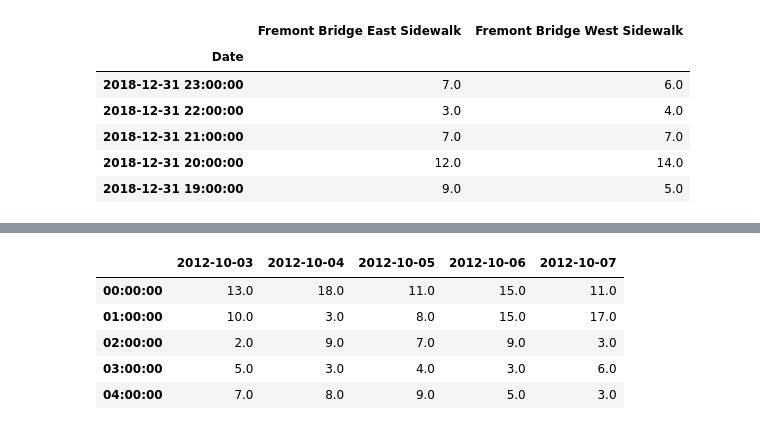
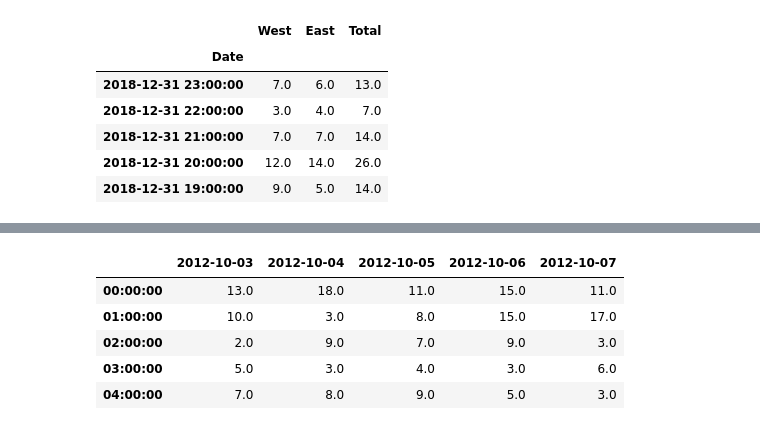
Before and after one commit to snkim0701/jupyterVideoSeries, a Jupyter notebook: JupyterWorkFlow.ipynb, the cells around one changed output, grey strips where cells are left out. Saved outputs shown, nothing was run; the diff lists cells and outputs as text; code cells hidden in the pictures.

```diff
--- a/JupyterWorkFlow.ipynb
+++ b/JupyterWorkFlow.ipynb
@@ -6,12 +0,0 @@
-# %%
-import pandas as pd
-data = pd.read_csv('Fremont.csv', index_col = 'Date', parse_dates = True)
-data.head()
-# %% [output]
-|  | Fremont Bridge East Sidewalk | Fremont Bridge West Sidewalk |
-| Date |  |  |
-| 2018-12-31 23:00:00 | 7.0 | 6.0 |
-| 2018-12-31 22:00:00 | 3.0 | 4.0 |
-| 2018-12-31 21:00:00 | 7.0 | 7.0 |
-| 2018-12-31 20:00:00 | 12.0 | 14.0 |
-| 2018-12-31 19:00:00 | 9.0 | 5.0 |
@@ -17,0 +18,11 @@ data.head()
+# %%
+data =get_fremont_data()
+data.head()
+# %% [output]
+|  | West | East | Total |
+| Date |  |  |  |
+| 2018-12-31 23:00:00 | 7.0 | 6.0 | 13.0 |
+| 2018-12-31 22:00:00 | 3.0 | 4.0 | 7.0 |
+| 2018-12-31 21:00:00 | 7.0 | 7.0 | 14.0 |
+| 2018-12-31 20:00:00 | 12.0 | 14.0 | 26.0 |
+| 2018-12-31 19:00:00 | 9.0 | 5.0 | 14.0 |
```
Also changed, not shown: parts of 10 cells of this notebook.
